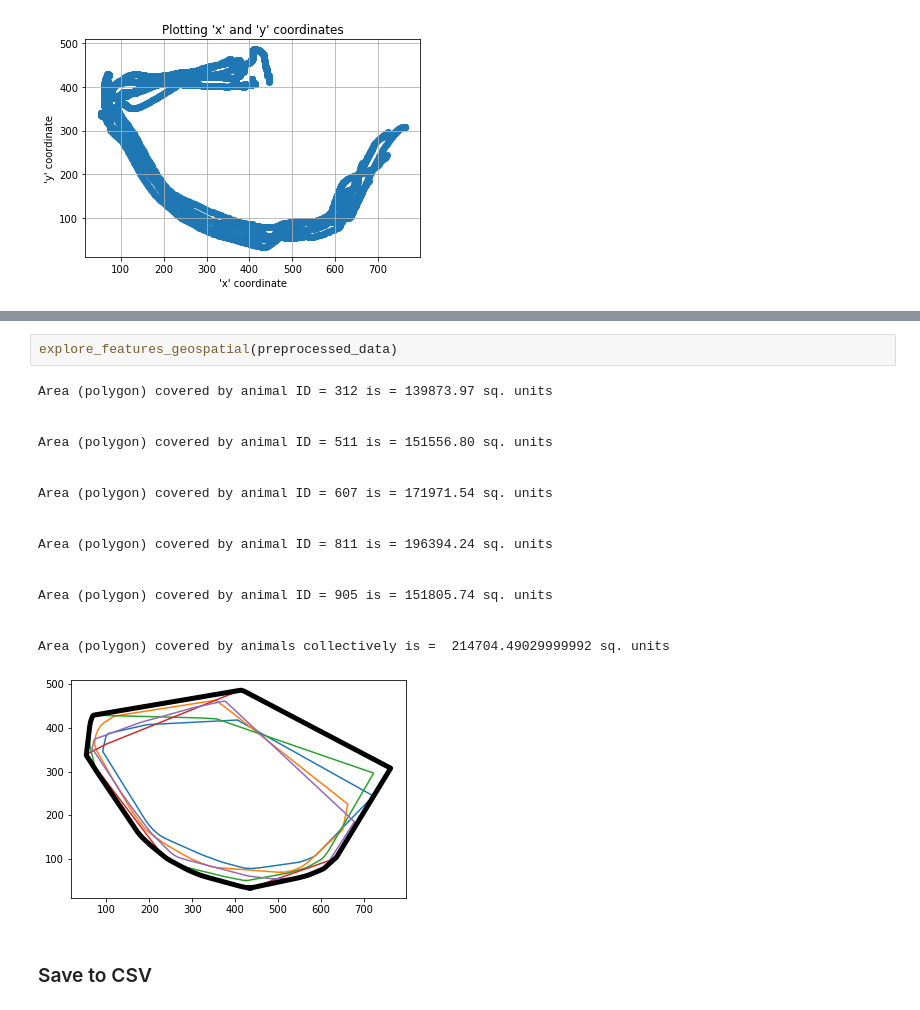
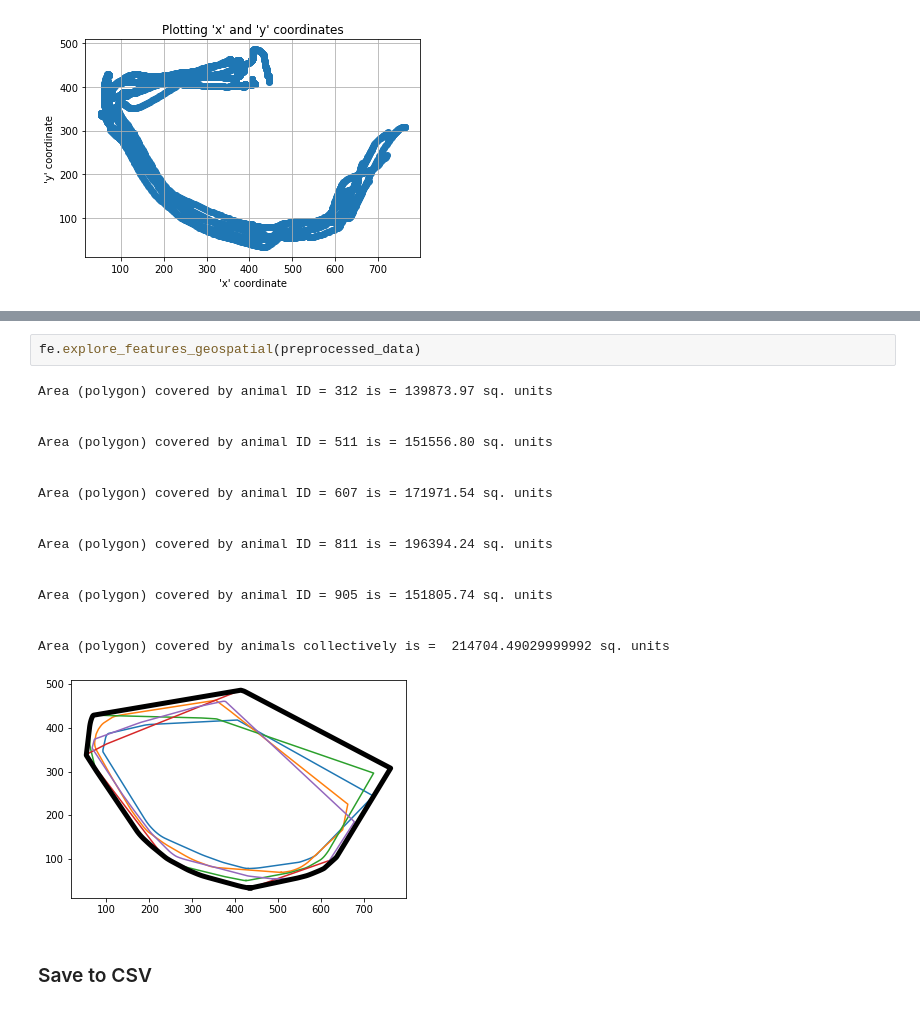
Before and after one commit to dbvis-ukon/movekit, a Jupyter notebook: examples/demo.ipynb, the cells around one changed output, grey strips where cells are left out. Drawn from its saved outputs; the diff is of its cells as text.

```diff
--- a/examples/demo.ipynb
+++ b/examples/demo.ipynb
@@ -154,25 +162,25 @@ plot_pace(data_features, "speed")
 # %% [output]
 [figure]
-# %%
-explore_features_geospatial(preprocessed_data)
-# %% [output]
-Area (polygon) covered by animal ID = 312 is = 139873.97 sq. units
-
-
-Area (polygon) covered by animal ID = 511 is = 151556.80 sq. units
-
-
-Area (polygon) covered by animal ID = 607 is = 171971.54 sq. units
-
-
-Area (polygon) covered by animal ID = 811 is = 196394.24 sq. units
-
-
-Area (polygon) covered by animal ID = 905 is = 151805.74 sq. units
-
-
-Area (polygon) covered by animals collectively is =  214704.49029999992 sq. units
-[figure, removed]
+# %%
+fe.explore_features_geospatial(preprocessed_data)
+# %% [output]
+Area (polygon) covered by animal ID = 312 is = 139873.97 sq. units
+
+
+Area (polygon) covered by animal ID = 511 is = 151556.80 sq. units
+
+
+Area (polygon) covered by animal ID = 607 is = 171971.54 sq. units
+
+
+Area (polygon) covered by animal ID = 811 is = 196394.24 sq. units
+
+
+Area (polygon) covered by animal ID = 905 is = 151805.74 sq. units
+
+
+Area (polygon) covered by animals collectively is =  214704.49029999992 sq. units
+[figure, added]
 # %% [markdown]
 ### Save to CSV
 # %%
```
Also changed, not shown: parts of 2 cells of this notebook, 1 other file.
